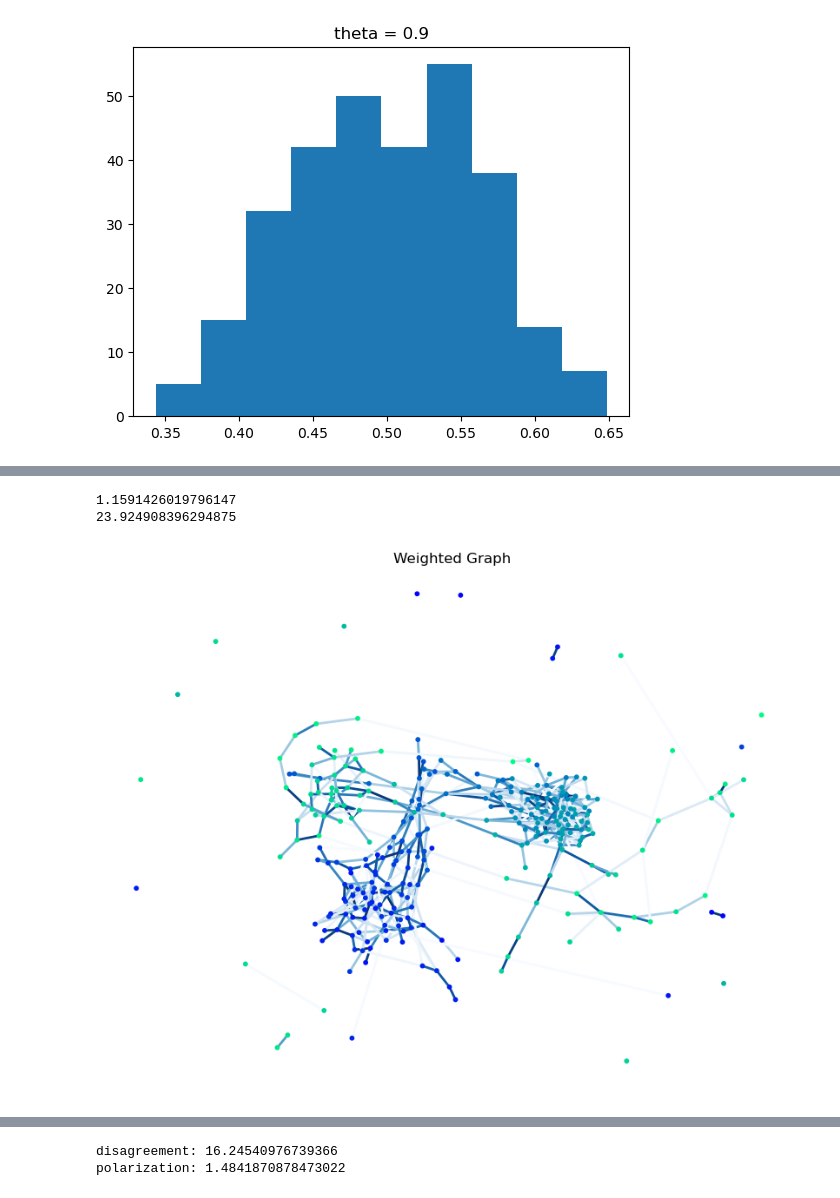
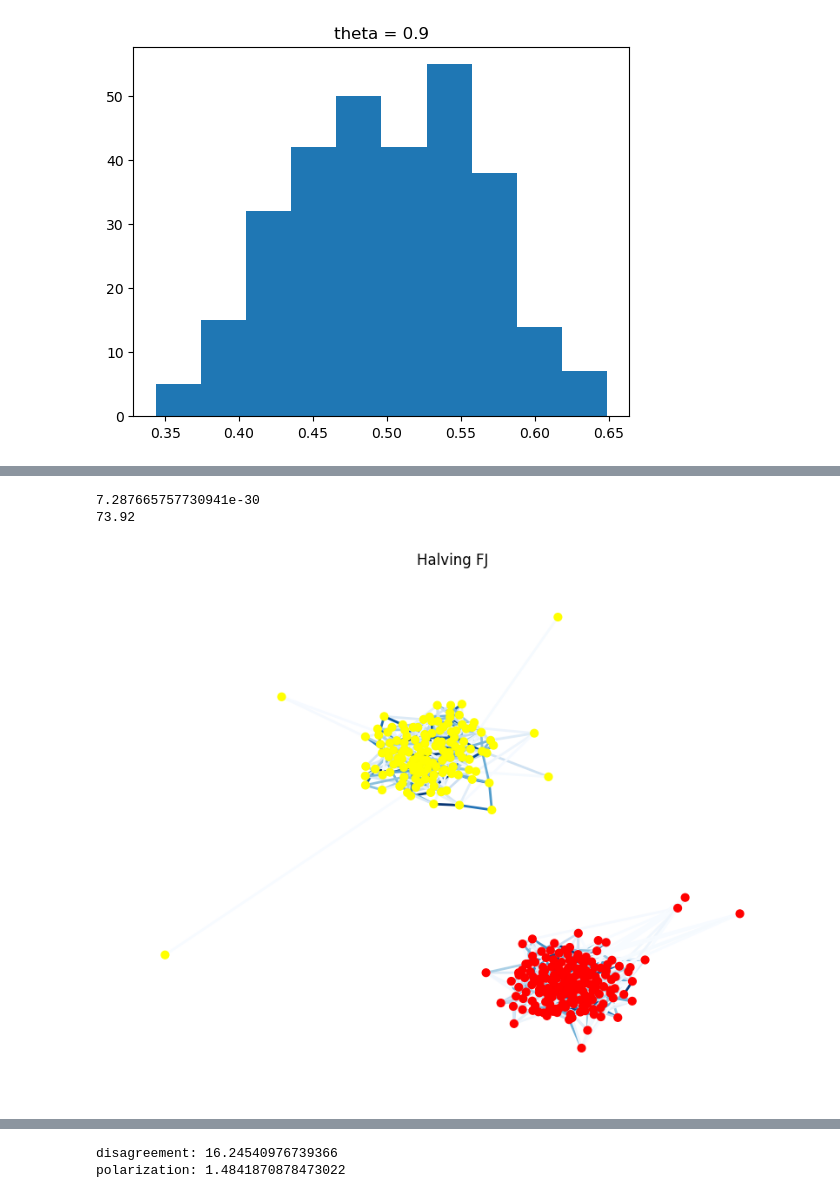
Before and after one commit to JamesZhang2/Opinion-Dynamics, a Jupyter notebook: FJ_Model.ipynb, the cells around one changed output, grey strips where cells are left out. Cells and saved outputs as stored; diff of their text form; code cells hidden in the pictures.

```diff
--- a/FJ_Model.ipynb
+++ b/FJ_Model.ipynb
@@ -39,7 +39,7 @@ class ErdosRenyiFJ:
         else:
             raise Exception("Unknown internal opinion distribution: " + internal_dtbn)
 
-        self.expressed = self.internal.copy()
+        self.expressed = self.internal.copy() + 1e-6
 
     def __repr__(self):
         return f'weights: \n{self.weights}\ninternal: {self.internal}\nexpressed: {self.expressed}'
@@ -95,7 +95,7 @@ class ErdosRenyiFJ:
         G.add_weighted_edges_from(edges)
         return G
 
-    def plot_network(self, threshold=0.001, title="Erdos Renyi Graph"):
+    def plot_network(self, threshold=0.001, title="Erdos Renyi Graph", filename=None):
         '''
         Plot the network, where edge between i and j exists if weights[i][j] >= threshold.
         '''
@@ -107,7 +107,7 @@ class ErdosRenyiFJ:
         # Draw the graph
         plt.figure(figsize=(8, 6))
 
-        node_cmap=plt.cm.winter
+        node_cmap=plt.cm.autumn
         edges, edge_weights = zip(*nx.get_edge_attributes(G, 'weight').items())
         nx.draw(G,
                 pos,
@@ -115,10 +115,12 @@ class ErdosRenyiFJ:
                 edgelist=edges,
                 edge_color=edge_weights,
                 width=2.0,
-                node_size=10,
+                node_size=40,
                 edge_cmap=plt.cm.Blues)
 
         plt.title(title)
+        if filename:
+            plt.savefig(filename)
         plt.show()
 
     def get_components(self, threshold=0.001):
@@ -160,8 +162,8 @@ class HalvingFJ(ErdosRenyiFJ):
         # np.abs(self.expressed.reshape(-1, 1) - self.expressed) > self.theta is 1 if they're very different and 0 if they're close
         self.weights = (1 - (np.abs(self.expressed.reshape(-1, 1) - self.expressed) > self.theta) * (1 - self.discount_factor)) * self.weights
 
-    def plot_network(self, threshold=0.001, title="Halving FJ"):
-        super().plot_network(threshold, title)
+    def plot_network(self, threshold=0.001, title="Halving FJ", filename=None):
+        super().plot_network(threshold, title, filename)
 # %%
 G = ErdosRenyiFJ(n=100, p=0.02, w_lower=0, w_upper=1, internal_lower=0, internal_upper=1)
 G.run_t_steps(1000)
@@ -326,14 +346,14 @@ for theta in np.arange(0, 1, 0.1):
 # %%
 G = HalvingFJ(n=300, p=0.05, w_lower=0, w_upper=1, internal_lower=0, internal_upper=1, theta=0.1)
 G.run_t_steps(1000)
 # print(G)
 print(G.disagreement())
 print(G.polarization())
-G.plot_network()
+G.plot_network(filename='halving_FJ.png')
 # %% [output]
-1.1591426019796147
-23.924908396294875
+7.287665757730941e-30
+73.92
-[figure, old version]
+[figure, new version]
 # %%
 # eigh(G.laplacian(), eigvals_only=True)
 np.round(eigh(G.laplacian())[1][9], 3)
```
Also changed, not shown: parts of 6 cells of this notebook, 3 other files.
